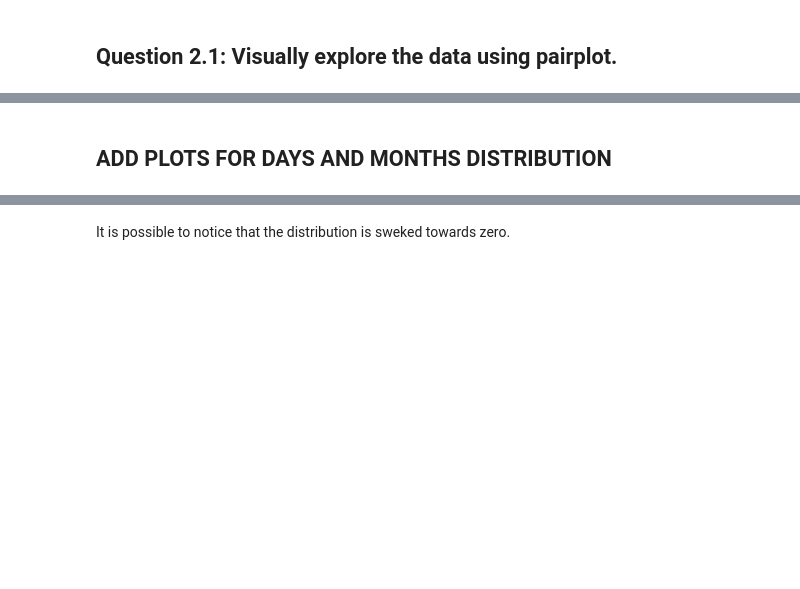
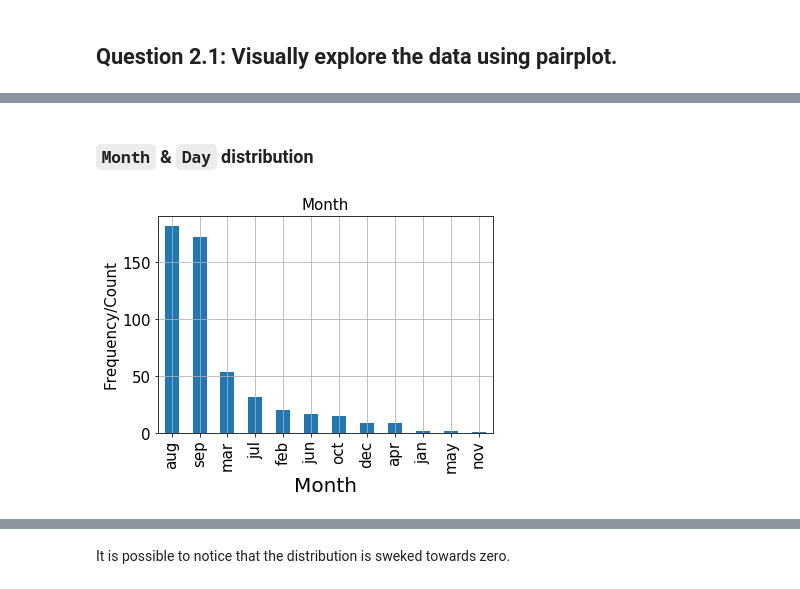
Before and after one commit to rodolfolermacontreras/ML_1_Assignment_2, a Jupyter notebook: MLEARN510-Lesson02-Rodolfo_Lerma.ipynb, the cells around one changed output, grey strips where cells are left out. Saved outputs shown, nothing was run; the diff lists cells and outputs as text; code cells hidden in the pictures; blank space fills up the shorter version.

```diff
--- a/MLEARN510-Lesson02-Rodolfo_Lerma.ipynb
+++ b/MLEARN510-Lesson02-Rodolfo_Lerma.ipynb
@@ -122,2 +123,13 @@ plt.show()
-# %% [markdown]
-## ADD PLOTS FOR DAYS AND MONTHS DISTRIBUTION
+# %% [markdown]
+### `Month` & `Day` distribution
+# %%
+forestfires['month'].value_counts().plot(kind='bar')
+plt.xlabel('Month', fontsize = 20)
+plt.ylabel('Frequency/Count',fontsize = 15)
+plt.title('Month', fontsize = 15)
+plt.tick_params(axis="x", labelsize=15)
+plt.tick_params(axis="y", labelsize=15)
+plt.grid(True)
+plt.show()
+# %% [output]
+[figure, added]
```
Also changed, not shown: parts of 16 cells of this notebook.
